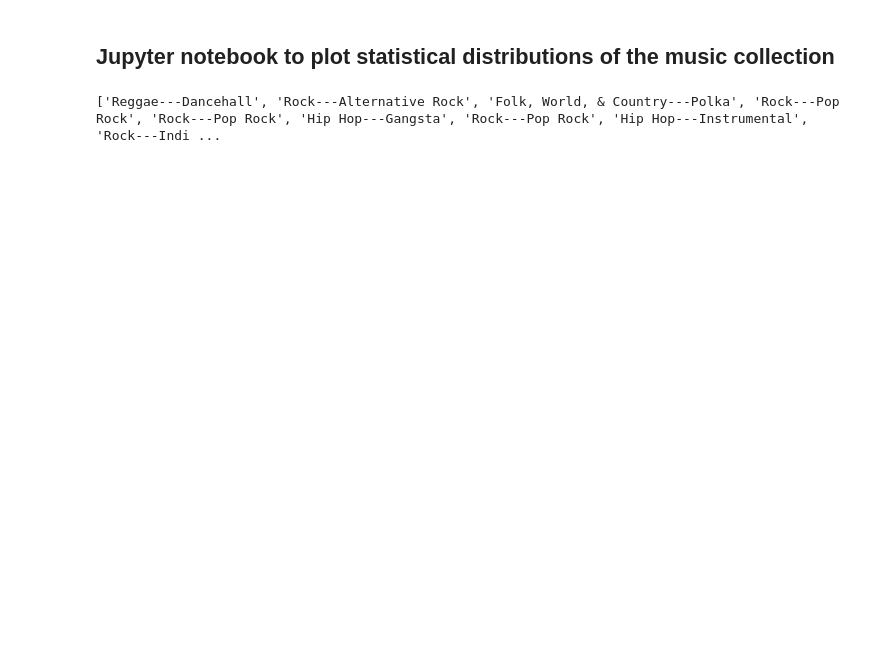
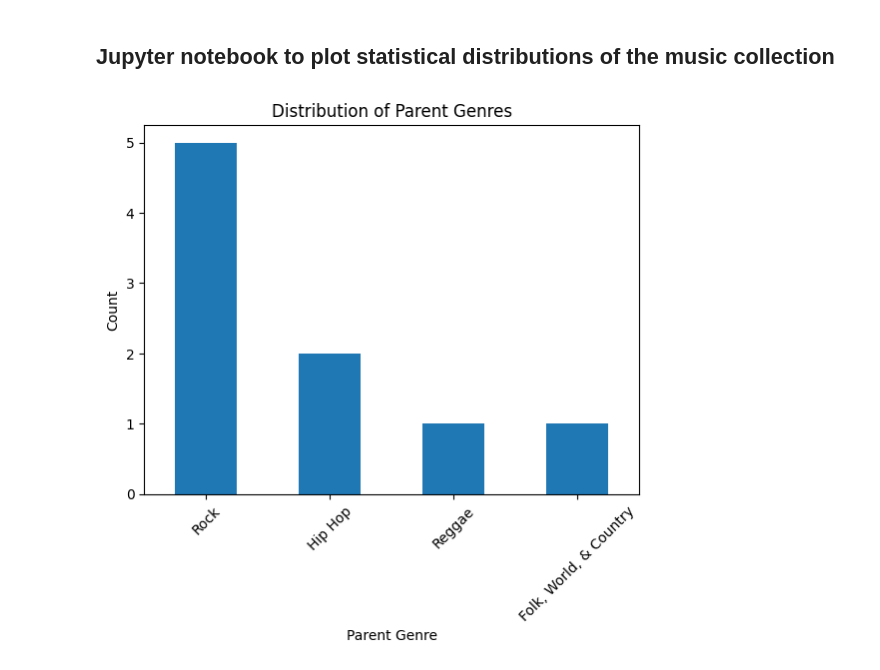
Before and after one commit to root2pk/music_similarity_playlists, a Jupyter notebook: statistics.ipynb, the cells around one changed output. Cells and saved outputs as stored; diff of their text form; code cells hidden in the pictures; blank space fills up the shorter version.

```diff
--- a/statistics.ipynb
+++ b/statistics.ipynb
@@ -18,10 +6,12 @@ for genre in genre_list:
-# %%
-# Read genre_predictions.csv and plot distribution of genres
-df = pd.read_csv('genre_predictions.csv', usecols = [2])
-df.columns = ['genre_numbers']
-list_of_genres = df['genre_numbers'].tolist()
-# Convert genre numbers to genre names
-genre_names = [genre_list[i] for i in list_of_genres]
-print(genre_names)
-# %% [output]
-['Reggae---Dancehall', 'Rock---Alternative Rock', 'Folk, World, & Country---Polka', 'Rock---Pop Rock', 'Rock---Pop Rock', 'Hip Hop---Gangsta', 'Rock---Pop Rock', 'Hip Hop---Instrumental', 'Rock---Indi ...
+# %%
+# Read genre_predictions.csv and plot distribution of genres
+df = pd.read_csv('genre_predictions.csv', usecols = [4])
+df.columns = ['Parent Genre']
+df['Parent Genre'].value_counts().plot(kind='bar')
+plt.title('Distribution of Parent Genres')
+plt.xticks(rotation=45)
+plt.xlabel('Parent Genre')
+plt.ylabel('Count')
+plt.show()
+# %% [output]
+[figure, added]
```
Also changed, not shown: parts of 17 cells of this notebook, 3 other files.
